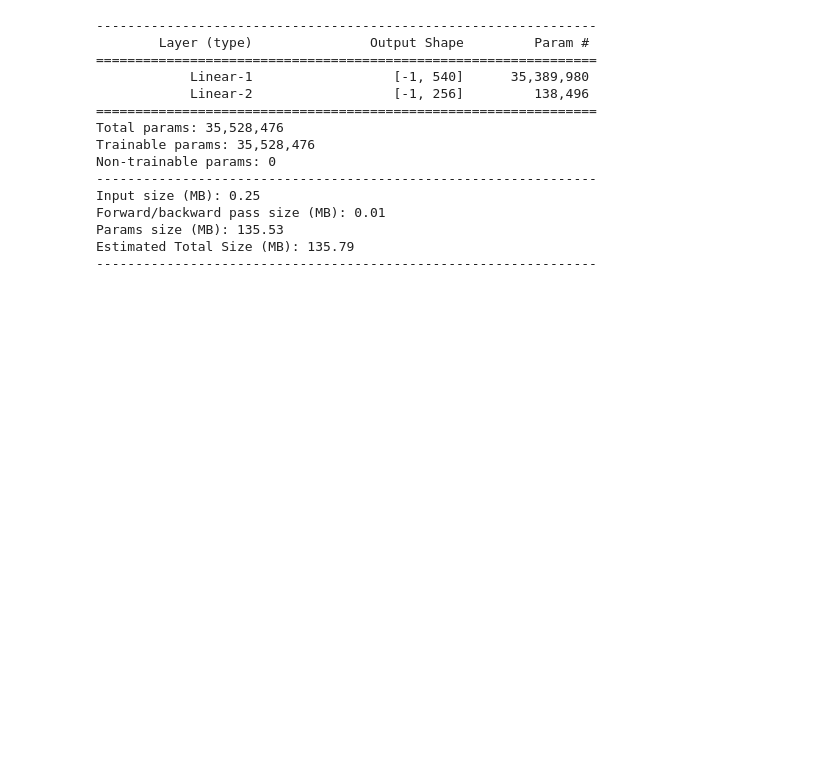
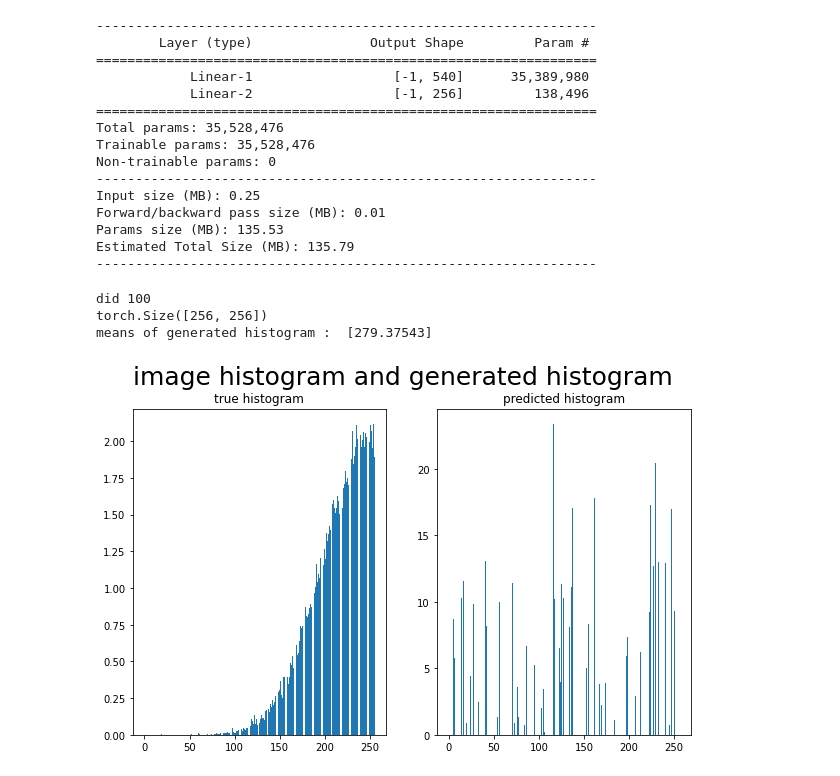
Before and after one commit to RolandBERTINJOHANNET/ColorHarmony, a Jupyter notebook: cycleGAN/notebooks/HarmonyTypeLoss.ipynb, the cells around one changed output. Cells and saved outputs as stored; diff of their text form; code cells hidden in the pictures; blank space fills up the shorter version.

Commit message:
working on HistNet (struggling more than expected)

```diff
--- a/cycleGAN/notebooks/HarmonyTypeLoss.ipynb
+++ b/cycleGAN/notebooks/HarmonyTypeLoss.ipynb
@@ -75,10 +85,12 @@ class HistNet(nn.Module):
   def forward(self,x):
     x = torch.reshape(x,(-1,self.in_size))
     x = self.c1(x)
+    x = nn.Dropout(0.3)(x)
     x = nn.functional.relu(x)
     x = self.c2(x)
+    x = nn.Dropout(0.3)(x)
     #                                                                     essayer avec Softmax
-    x = nn.Sigmoid()(x)
+    x = nn.ReLU()(x)
     return x
 # %%
 model = HistNet(256).to("cuda:0")
@@ -102,13 +114,14 @@ Estimated Total Size (MB): 135.79
 ----------------------------------------------------------------
 # %%
 def make_histogram(img_h):
-  hist = torch.histc(img_h,bins=256)/torch.numel(img_h)
-  return hist
+  hist = histogram1d(np.array(img_h),bins=256,range=[0,256])/torch.numel(img)
+  return torch.Tensor(hist)
 
 #image is a (3,_,_) tensor
 def plot_histogram_comparison(hist_model,image):
-  histImg = np.array(make_histogram(image))
-  histPred = np.array(hist_model(image).detach())
+  histImg = np.array(make_histogram(image))*256
+  histPred = np.array(hist_model(image.to("cuda:0")).detach().cpu())
+
   histPred = histPred.reshape((np.size(histPred),))
 
   plt.figure(figsize=(10,6))
@@ -119,6 +132,7 @@ def plot_histogram_comparison(hist_model,image):
   plt.subplot(1,2,2)
   plt.title("predicted histogram")
   plt.bar(list(range(256)), histPred, align='center')
+  plt.show()
 # %%
 def noise_image():
   return torch.Tensor(np.random.rand(256*256*3).reshape((3,256,256)))*256.
@@ -169,0 +151,23 @@ def train_histmodel(model,batch_size,nb_epochs,mean,variance):
+# %%
+def torch_gaussian_image(mean,variance):
+  img = (torch.randn(256*256)*variance)+mean
+  #img += torch.rand(256*256)*(torch.numel(img)/10)
+  img = img.reshape((256,256))
+  return img
+# %%
+#plot_histogram_comparison(model,torch_gaussian_image(250,2))
+for i in range(100):
+  img=torch_gaussian_image(250,50)
+  hist = make_histogram(img)
+  img = img.to("cuda:0")
+
+print("did 100")
+
+print(img.shape)
+
+plot_histogram_comparison(model,img.cpu())
+# %% [output]
+did 100
+torch.Size([256, 256])
+means of generated histogram :  [279.37543]
+[figure, added]
```
Also changed, not shown: parts of 11 cells of this notebook.
